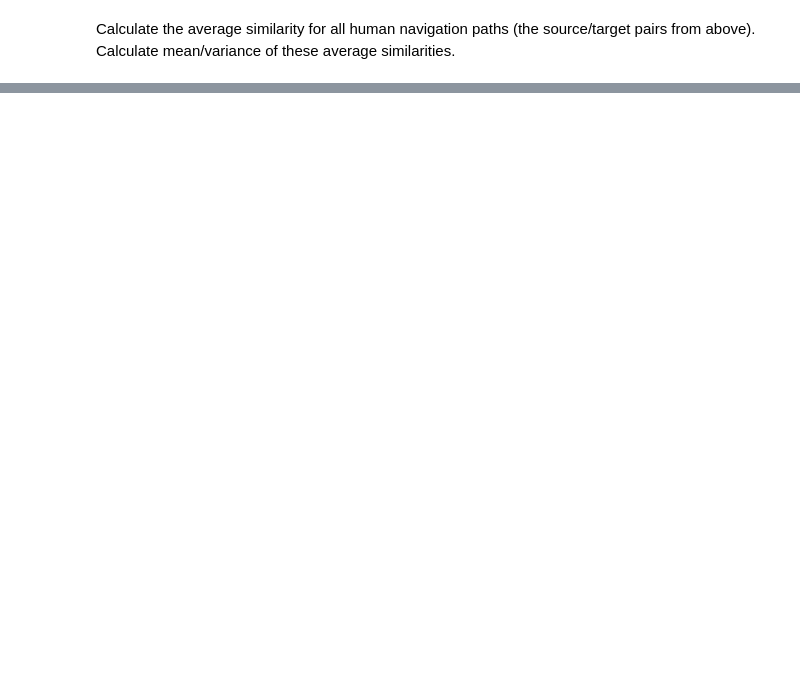
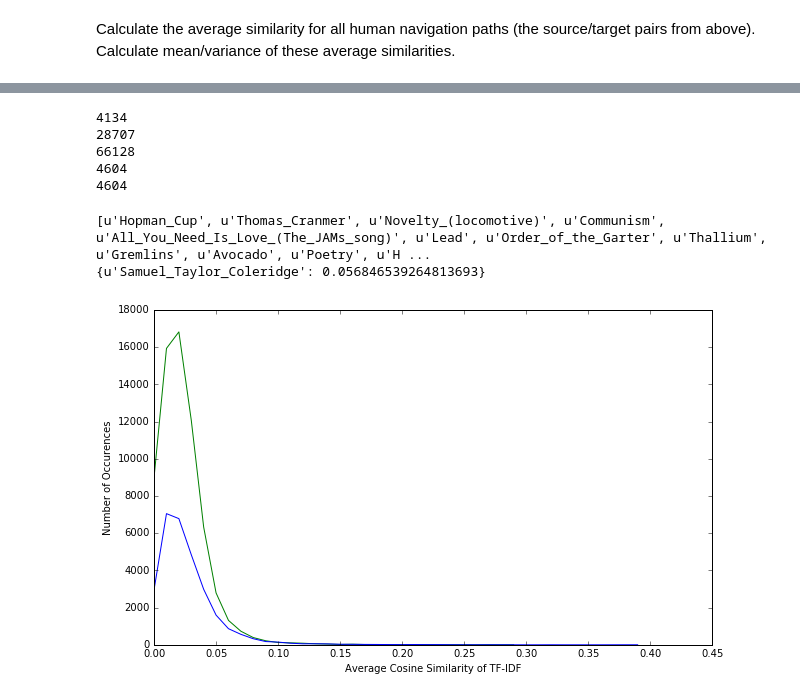
Before and after one commit to brydenfogelman/02805-social-graphs, a Jupyter notebook: bryden/SG - Week 8.ipynb, the cells around one changed output, grey strips where cells are left out. Cells and saved outputs as stored; diff of their text form; code cells hidden in the pictures; blank space fills up the shorter version.

```diff
--- a/bryden/SG - Week 8.ipynb
+++ b/bryden/SG - Week 8.ipynb
@@ -302,7 +333,7 @@ tf = {}
 
 for name, words in tokens.iteritems():
     fd = nltk.FreqDist(words)
-    tf[name] = fd
+    tf[name] = dict(fd.items())
 # %%
 all_words = []
 for name, words in tokens.iteritems():
@@ -370,3 +432,29 @@ for line in f:
 
 # close file
 f.close()
+# %%
+shortest_path_pairs = {}
+
+f = io.open('./week8/wikispeedia_paths-and-graph/links.tsv', 'r', encoding='utf-8')
+for line in f:
+    # split on tabs
+    links = line.split('\t')
+
+    # skip all comments at the top of the file
+    if '#' in table or not table or len(links) != 2:
+        continue
+
+    source = urllib.unquote(str(links[0])).decode('utf8')
+    target = urllib.unquote(str(links[1]).replace('\n','')).decode('utf8')
+
+    if source == target:
+        continue
+
+    # if the key already exists then the list of targets also exists
+    if source in shortest_path_pairs:
+        # prevent duplicate targets since they will yield the same result
+        if target not in shortest_path_pairs[source]:
+            shortest_path_pairs[source].append(target)
+    # if not create the key value mapping between source and a list of targets
+    else:
+        shortest_path_pairs[source] = [target]
@@ -372,0 +579,37 @@ f.close()
+# %%
+print len(human_pairs)
+print len(human_average_similarities)
+print len(path_average_similarities)
+print len(names)
+print len(list(tf_idf))
+# %% [output]
+4134
+28707
+66128
+4604
+4604
+# %%
+print path_similarities.keys()[:30]
+print path_similarities['Kubla_Khan']
+# %% [output]
+[u'Hopman_Cup', u'Thomas_Cranmer', u'Novelty_(locomotive)', u'Communism', u'All_You_Need_Is_Love_(The_JAMs_song)', u'Lead', u'Order_of_the_Garter', u'Thallium', u'Gremlins', u'Avocado', u'Poetry', u'H ...
+{u'Samuel_Taylor_Coleridge': 0.056846539264813693}
+# %%
+binwidth = 0.01
+
+plt.figure(figsize=(10,6))
+
+data = path_average_similarities
+hist, bin_edges = np.histogram(data, bins=np.arange(min(data), max(data) + binwidth, binwidth))
+plt.plot(bin_edges[:-1], hist, 'g-')
+
+data = human_average_similarities
+hist, bin_edges = np.histogram(data, bins=np.arange(min(data), max(data) + binwidth, binwidth))
+plt.plot(bin_edges[:-1], hist, 'b-')
+
+plt.ylabel("Number of Occurences")
+plt.xlabel("Average Cosine Similarity of TF-IDF")
+plt.xlim(0,0.45)
+plt.show()
+# %% [output]
+[figure, added]
```
Also changed, not shown: parts of 15 cells of this notebook, 5 other files.
